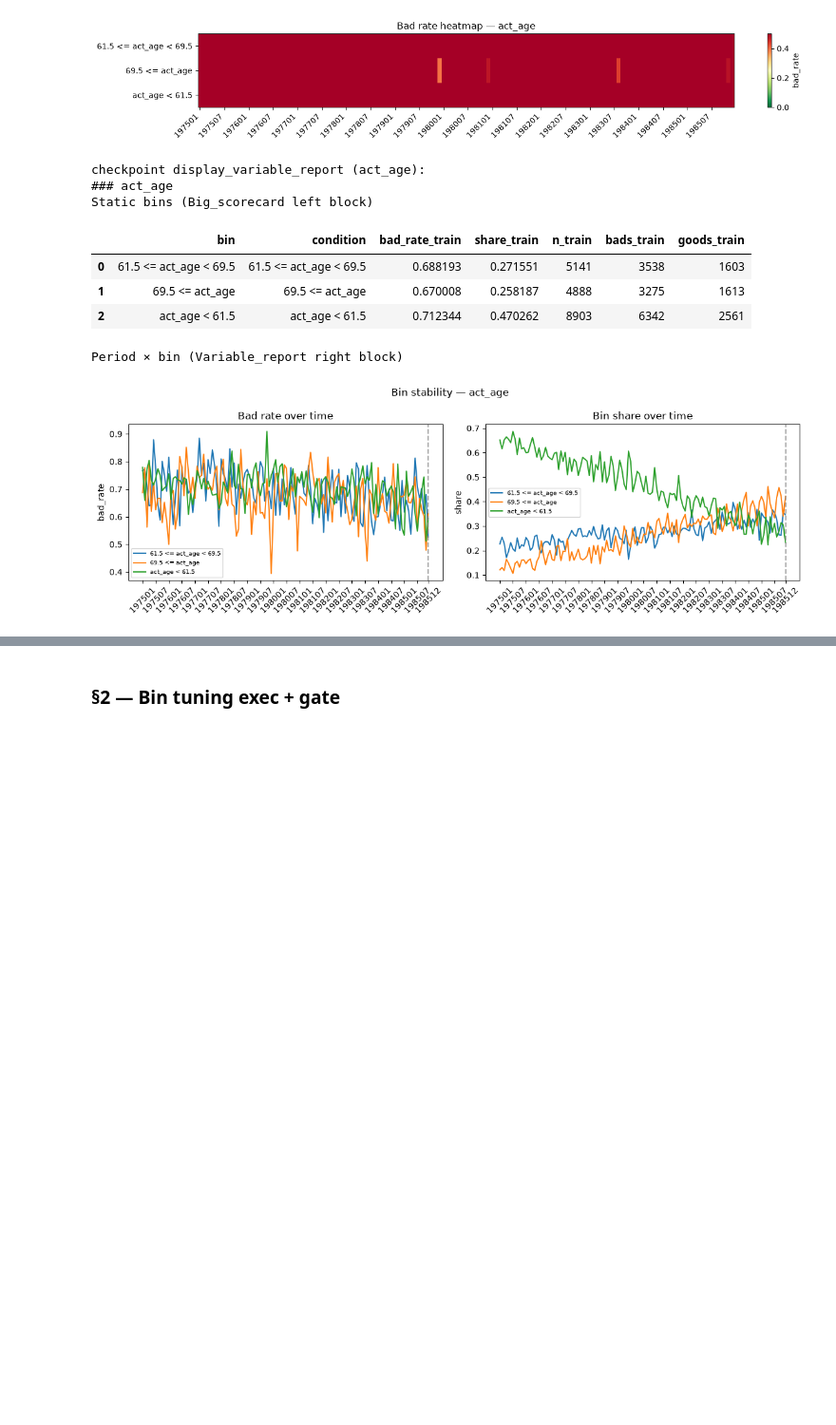
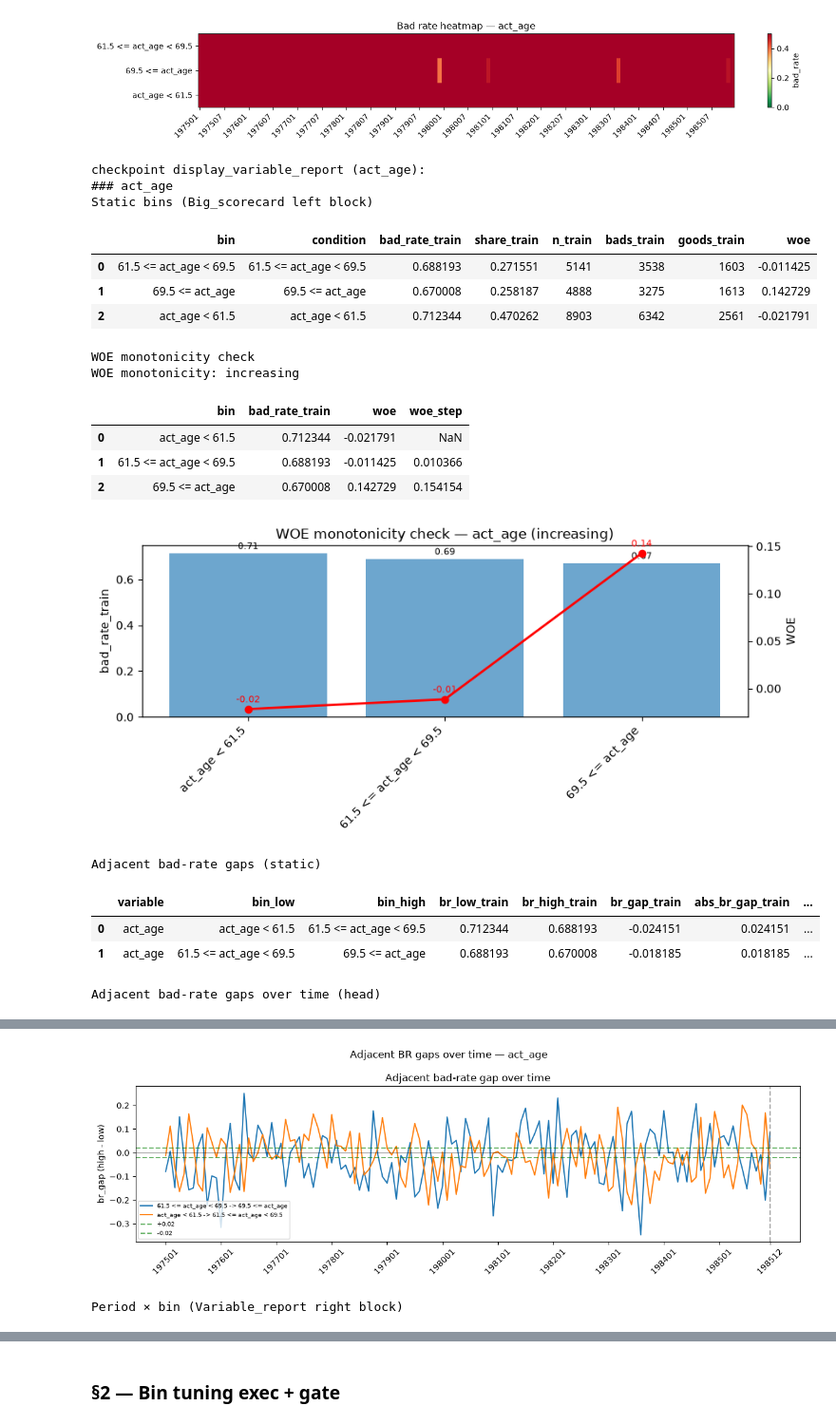
Before and after one commit to giangphuongtran/scorecard-builder, a Jupyter notebook: notebooks/03_scorecard.ipynb, the cells around one changed output, grey strips where cells are left out. Shown at 95% size. Cells and saved outputs as stored; diff of their text form; code cells hidden in the pictures; blank space fills up the shorter version.

Commit message:
Updating scorecard analysis

```diff
--- a/notebooks/03_scorecard.ipynb
+++ b/notebooks/03_scorecard.ipynb
@@ -86,6 +86,9 @@ SCORECARD_PARAMS = {
         "max_bad_rate_swing": 0.15,
         "min_periods_for_stability": 6,
         "max_plots": None,
+        "min_static_br_gap": 0.02,      # 2 percentage points
+        "min_period_br_gap": 0.02,      # for time-gap stability checks
+        "min_periods_for_gap": 6,
     },
     "selection": {
         "number_vars": 12,
@@ -1237,28 +1580,69 @@ checkpoint plot_stability_heatmap (act_age):
 [figure]
 # %%
 def display_variable_report(variable_report, feature):
-	block = variable_report[feature]
-	print(f"### {feature}")
-	print("Static bins (Big_scorecard left block)")
-	display(block["static"])
-	print("Period × bin (Variable_report right block)")
-	plot_bin_stability(
-		block["period"],
-		feature,
-		train_end_period=SCORECARD_PARAMS["train_end_period"],
-	)
+    block = variable_report[feature]
+    print(f"### {feature}")
+    print("Static bins (Big_scorecard left block)")
+    display(block["static"])
+
+    woe_ordered = block.get("woe_ordered", pd.DataFrame())
+    woe_mono = block.get("woe_monotonic", {})
+    if woe_ordered is not None and len(woe_ordered):
+        print("WOE monotonicity check")
+        plot_woe_monotonic_check(
+            woe_ordered,
+            feature,
+            direction=woe_mono.get("direction", "unknown"),
+        )
+
+    static_gaps = block.get("static_gaps", pd.DataFrame())
+    if static_gaps is not None and len(static_gaps):
+        print("Adjacent bad-rate gaps (static)")
+        min_gap = SCORECARD_PARAMS.get("min_static_br_gap", 0.02)
+        gaps_view = static_gaps.copy()
+        gaps_view["pass_min_gap_train"] = gaps_view["abs_br_gap_train"] >= min_gap
+        gaps_view["pass_min_gap_valid"] = gaps_view["abs_br_gap_valid"] >= min_gap
+        display(gaps_view)
+
+    period_gaps = block.get("period_gaps", pd.DataFrame())
+    if period_gaps is not None and len(period_gaps):
+        print("Adjacent bad-rate gaps over time (head)")
+        display(period_gaps.head(20))
+        plot_br_gaps_over_time(
+            period_gaps,
+            feature,
+            train_end_period=SCORECARD_PARAMS["train_end_period"],
+            tick_every=12,
+        )
+
+    print("Period × bin (Variable_report right block)")
+    plot_bin_stability(
+        block["period"],
+        feature,
+        train_end_period=SCORECARD_PARAMS["train_end_period"],
+    )
 
 # --- checkpoint: display_variable_report ---
 _cp_plot_feat = _cp_feats[0]
 print(f"checkpoint display_variable_report ({_cp_plot_feat}):")
 display_variable_report(_cp_variable_report, _cp_plot_feat)
 # %% [output]
 checkpoint display_variable_report (act_age):
 ### act_age
 Static bins (Big_scorecard left block)
-|  | bin | condition | bad_rate_train | share_train | n_train | bads_train | goods_train |
-| 0 | 61.5 <= act_age < 69.5 | 61.5 <= act_age < 69.5 | 0.688193 | 0.271551 | 5141 | 3538 | 1603 |
-| 1 | 69.5 <= act_age | 69.5 <= act_age | 0.670008 | 0.258187 | 4888 | 3275 | 1613 |
-| 2 | act_age < 61.5 | act_age < 61.5 | 0.712344 | 0.470262 | 8903 | 6342 | 2561 |
+|  | bin | condition | bad_rate_train | share_train | n_train | bads_train | goods_train | woe |
+| 0 | 61.5 <= act_age < 69.5 | 61.5 <= act_age < 69.5 | 0.688193 | 0.271551 | 5141 | 3538 | 1603 | -0.011425 |
+| 1 | 69.5 <= act_age | 69.5 <= act_age | 0.670008 | 0.258187 | 4888 | 3275 | 1613 | 0.142729 |
+| 2 | act_age < 61.5 | act_age < 61.5 | 0.712344 | 0.470262 | 8903 | 6342 | 2561 | -0.021791 |
-Period × bin (Variable_report right block)
+WOE monotonicity check
+WOE monotonicity: increasing
+|  | bin | bad_rate_train | woe | woe_step |
+| 0 | act_age < 61.5 | 0.712344 | -0.021791 | NaN |
+| 1 | 61.5 <= act_age < 69.5 | 0.688193 | -0.011425 | 0.010366 |
+| 2 | 69.5 <= act_age | 0.670008 | 0.142729 | 0.154154 |
-[figure, old version]
+[figure, new version]
+Adjacent bad-rate gaps (static)
+|  | variable | bin_low | bin_high | br_low_train | br_high_train | br_gap_train | abs_br_gap_train | ... |
+| 0 | act_age | act_age < 61.5 | 61.5 <= act_age < 69.5 | 0.712344 | 0.688193 | -0.024151 | 0.024151 | ... |
+| 1 | act_age | 61.5 <= act_age < 69.5 | 69.5 <= act_age | 0.688193 | 0.670008 | -0.018185 | 0.018185 | ... |
+Adjacent bad-rate gaps over time (head)
@@ -1264,0 +1666,2 @@ Period × bin (Variable_report right block)
+[figure, added]
+Period × bin (Variable_report right block)
```
Also changed, not shown: parts of 33 cells of this notebook.
